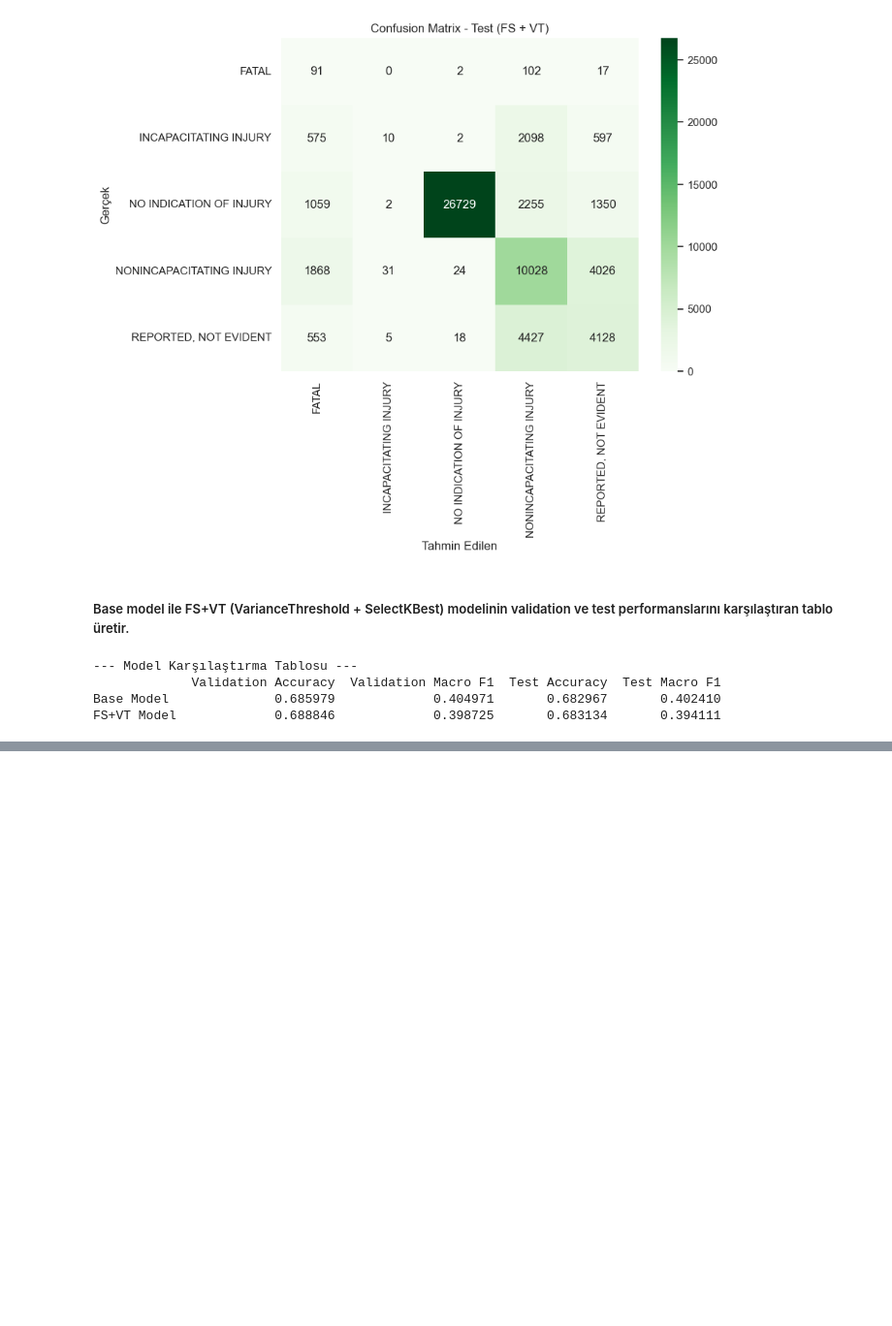
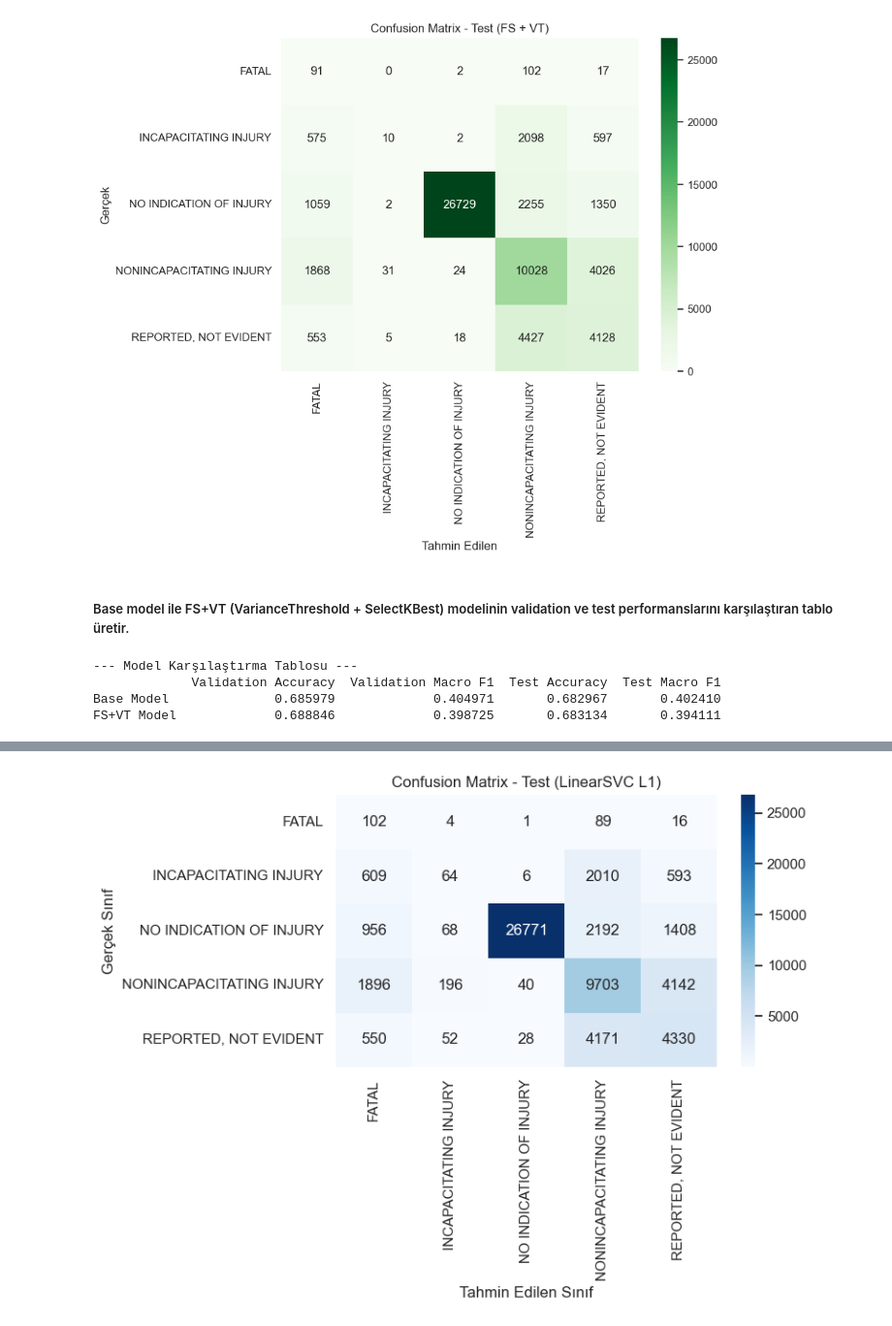
Before and after one commit to DilaraKurtul/yaralanma_siddeti_tahmini, a Jupyter notebook: DilaraKurtul_22040301061_Lumina.ipynb, the cells around one changed output, grey strips where cells are left out. Shown at 97% size. Drawn from its saved outputs; the diff is of its cells as text; code cells hidden in the pictures; blank space fills up the shorter version.

```diff
--- a/DilaraKurtul_22040301061_Lumina.ipynb
+++ b/DilaraKurtul_22040301061_Lumina.ipynb
@@ -714,0 +956,12 @@ FS+VT Model             0.688846             0.398725       0.683134       0.394
+# %%
+svm_l1_model = Pipeline([
+    ('preprocessor', preprocessor),
+    ('classifier', LinearSVC(
+        penalty='l1',
+        dual=False,
+        C=1.0,
+        class_weight='balanced',
+        random_state=42,
+        max_iter=10000
+    ))
+])
@@ -714,0 +970,2 @@ FS+VT Model             0.688846             0.398725       0.683134       0.394
+# %%
+svm_l1_model.fit(X_train, y_train)
@@ -714,0 +1011,4 @@ FS+VT Model             0.688846             0.398725       0.683134       0.394
+# %%
+y_test_pred_svm = svm_l1_model.predict(X_test)
+print("\n--- Test (LinearSVC L1) ---")
+print(classification_report(y_test, y_test_pred_svm))
@@ -714,0 +1028,14 @@ FS+VT Model             0.688846             0.398725       0.683134       0.394
+# %%
+cm_test_svm = confusion_matrix(y_test, y_test_pred_svm)
+labels = np.unique(np.concatenate([np.array(y_test), np.array(y_test_pred_svm)]))
+
+plt.figure(figsize=(8,6))
+sns.heatmap(cm_test_svm, annot=True, fmt='d', cmap='Blues',
+            xticklabels=labels, yticklabels=labels)
+plt.title("Confusion Matrix - Test (LinearSVC L1)")
+plt.xlabel("Tahmin Edilen Sınıf")
+plt.ylabel("Gerçek Sınıf")
+plt.tight_layout()
+plt.show()
+# %% [output]
+[figure, added]
```
Also changed, not shown: parts of 49 cells of this notebook, 2 other files.
